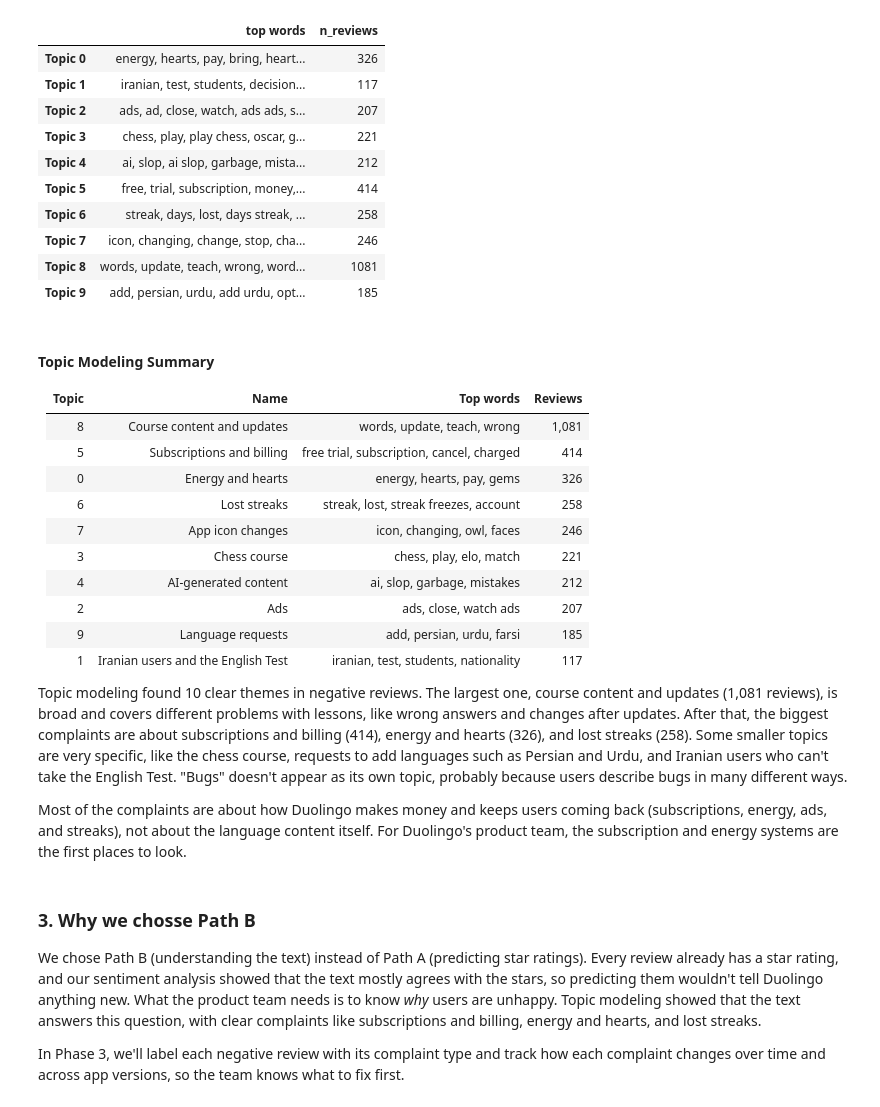
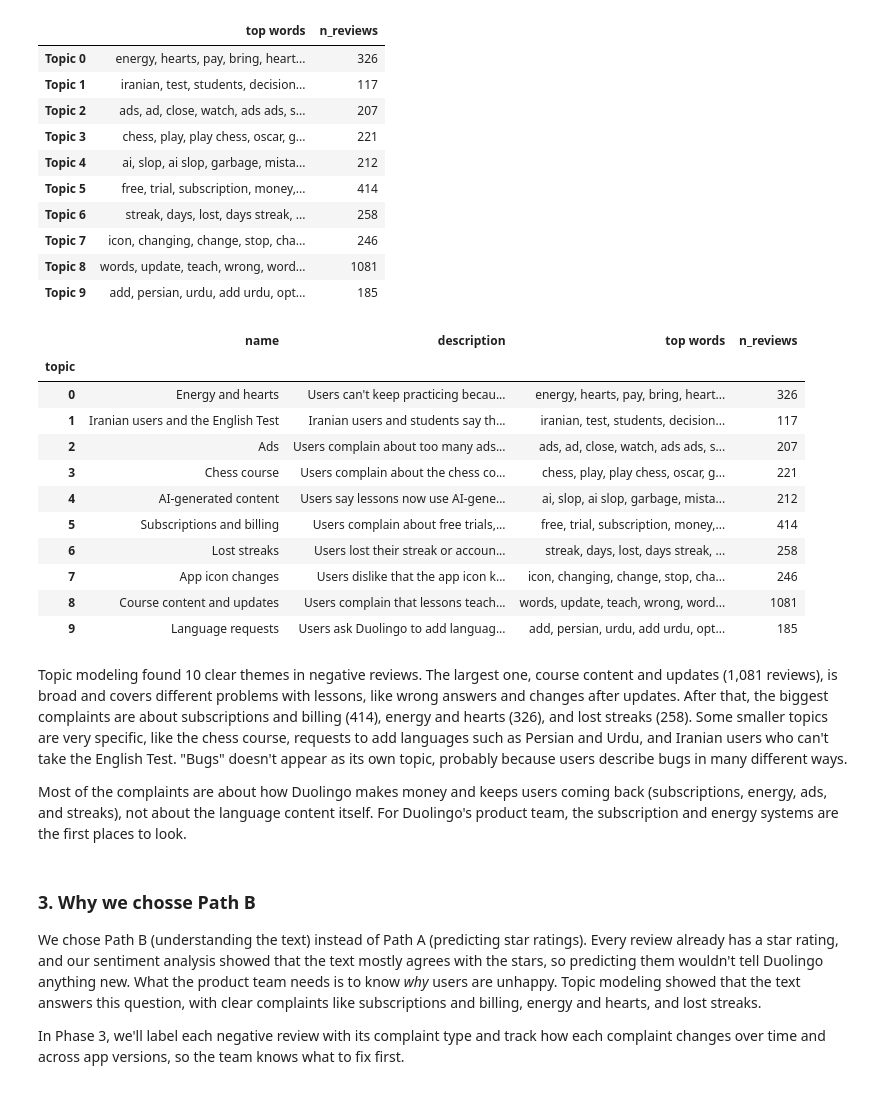
Before and after one commit to Teenna-Pachika/info4360-duolingo-reviews, a Jupyter notebook: notebooks/02_sentiment_topics_path.ipynb, the cells around one changed output. Drawn from its saved outputs; the diff is of its cells as text; code cells hidden in the pictures.

```diff
--- a/notebooks/02_sentiment_topics_path.ipynb
+++ b/notebooks/02_sentiment_topics_path.ipynb
@@ -213,19 +201,28 @@ long_neg["topic_name"] = long_neg["topic"].map(TOPIC_NAMES)
+# %%
+# Add the topic name to each review
+long_neg["topic_name"] = long_neg["topic"].map(TOPIC_NAMES)
+
+# Summary table: name, description, top words, and number of reviews for each topic
+summary = topics.to_frame().reset_index(drop=True)
+summary.insert(0, "name", summary.index.map(TOPIC_NAMES))
+summary.insert(1, "description", summary.index.map(TOPIC_DESCRIPTIONS))
+summary["n_reviews"] = long_neg["topic"].value_counts().sort_index().values
+summary.index.name = "topic"
+summary
+# %% [output]
+|  | name | description | top words | n_reviews |
+| topic |  |  |  |  |
+| 0 | Energy and hearts | Users can't keep practicing becau... | energy, hearts, pay, bring, heart... | 326 |
+| 1 | Iranian users and the English Test | Iranian users and students say th... | iranian, test, students, decision... | 117 |
+| 2 | Ads | Users complain about too many ads... | ads, ad, close, watch, ads ads, s... | 207 |
+| 3 | Chess course | Users complain about the chess co... | chess, play, play chess, oscar, g... | 221 |
+| 4 | AI-generated content | Users say lessons now use AI-gene... | ai, slop, ai slop, garbage, mista... | 212 |
+| 5 | Subscriptions and billing | Users complain about free trials,... | free, trial, subscription, money,... | 414 |
+| 6 | Lost streaks | Users lost their streak or accoun... | streak, days, lost, days streak, ... | 258 |
+| 7 | App icon changes | Users dislike that the app icon k... | icon, changing, change, stop, cha... | 246 |
+| 8 | Course content and updates | Users complain that lessons teach... | words, update, teach, wrong, word... | 1081 |
+| 9 | Language requests | Users ask Duolingo to add languag... | add, persian, urdu, add urdu, opt... | 185 |
 # %% [markdown]
-#### Topic Modeling Summary
-
-| Topic | Name | Top words | Reviews |
-|---|---|---|---|
-| 8 | Course content and updates | words, update, teach, wrong | 1,081 |
-| 5 | Subscriptions and billing | free trial, subscription, cancel, charged | 414 |
-| 0 | Energy and hearts | energy, hearts, pay, gems | 326 |
-| 6 | Lost streaks | streak, lost, streak freezes, account | 258 |
-| 7 | App icon changes | icon, changing, owl, faces | 246 |
-| 3 | Chess course | chess, play, elo, match | 221 |
-| 4 | AI-generated content | ai, slop, garbage, mistakes | 212 |
-| 2 | Ads | ads, close, watch ads | 207 |
-| 9 | Language requests | add, persian, urdu, farsi | 185 |
-| 1 | Iranian users and the English Test | iranian, test, students, nationality | 117 |
-
 Topic modeling found 10 clear themes in negative reviews. The largest one, course content and updates (1,081 reviews), is broad and covers different problems with lessons, like wrong answers and changes after updates. After that, the biggest complaints are about subscriptions and billing (414), energy and hearts (326), and lost streaks (258). Some smaller topics are very specific, like the chess course, requests to add languages such as Persian and Urdu, and Iranian users who can't take the English Test. "Bugs" doesn't appear as its own topic, probably because users describe bugs in many different ways.
 
 Most of the complaints are about how Duolingo makes money and keeps users coming back (subscriptions, energy, ads, and streaks), not about the language content itself. For Duolingo's product team, the subscription and energy systems are the first places to look.
```
Also changed, not shown: parts of 1 cell of this notebook, 1 other file.
